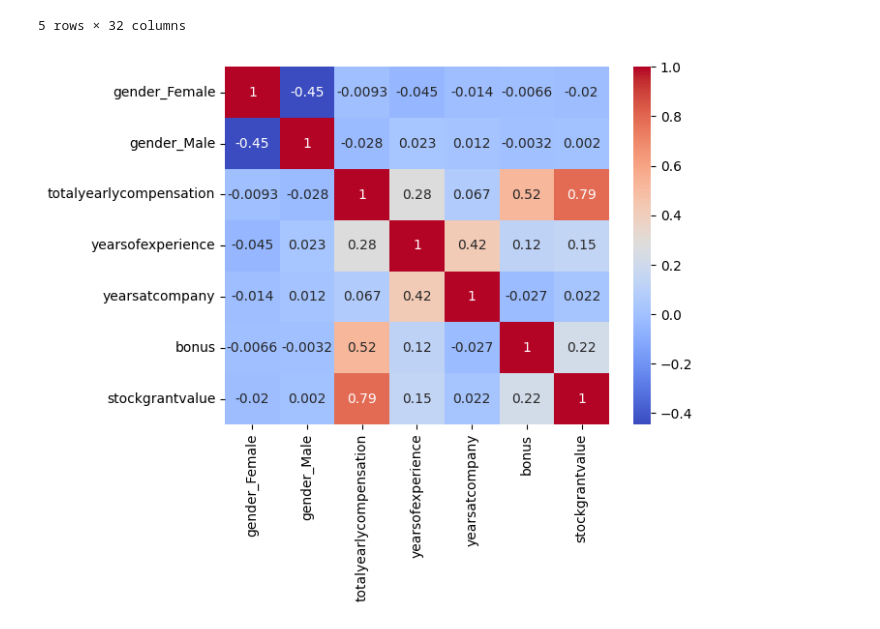
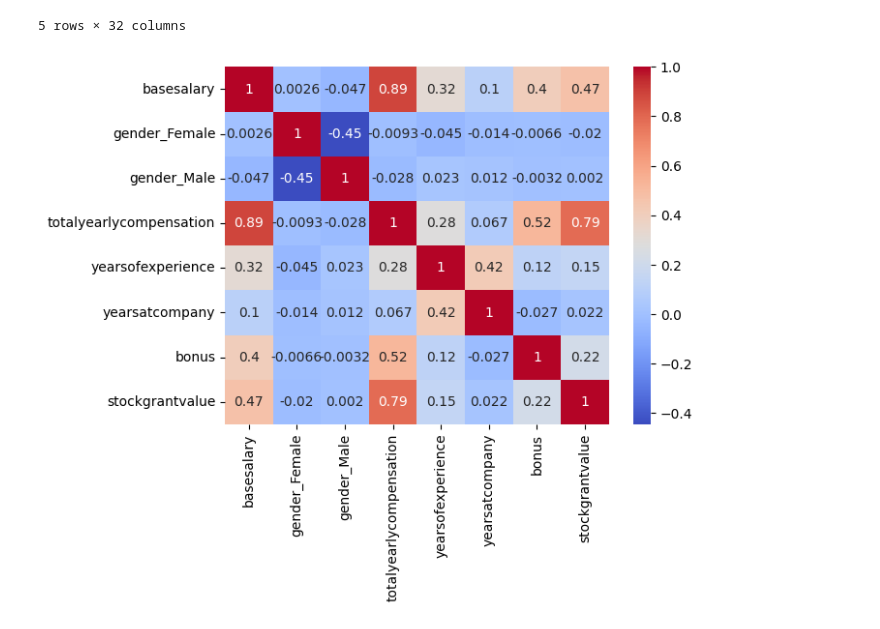
Before and after one commit to drakonic-fury/DTSC-2302-FP, a Jupyter notebook: project.ipynb, the cells around one changed output. Saved outputs shown, nothing was run; the diff lists cells and outputs as text; code cells hidden in the pictures.

Commit message:
Fixed heatmap again :(

```diff
--- a/project.ipynb
+++ b/project.ipynb
@@ -152,9 +152,9 @@ encodedData.sample(5)
 5 rows × 32 columns
 # %%
 
-correlationMatrix = encodedData[['gender_Female', 'gender_Male', 'totalyearlycompensation', 'yearsofexperience', 'yearsatcompany', 'bonus', 'stockgrantvalue']].corr()
+correlationMatrix = encodedData[['basesalary', 'gender_Female', 'gender_Male', 'totalyearlycompensation', 'yearsofexperience', 'yearsatcompany', 'bonus', 'stockgrantvalue']].corr()
 
 sns.heatmap(correlationMatrix, annot=True, cmap='coolwarm')
 plt.show()
 # %% [output]
-[figure, old version]
+[figure, new version]
```
